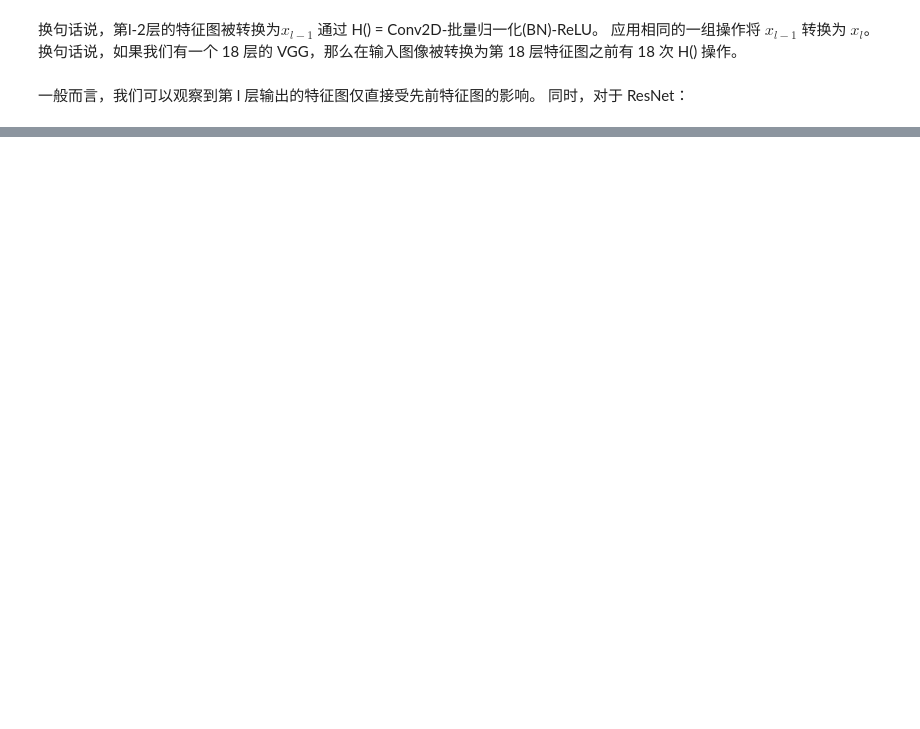
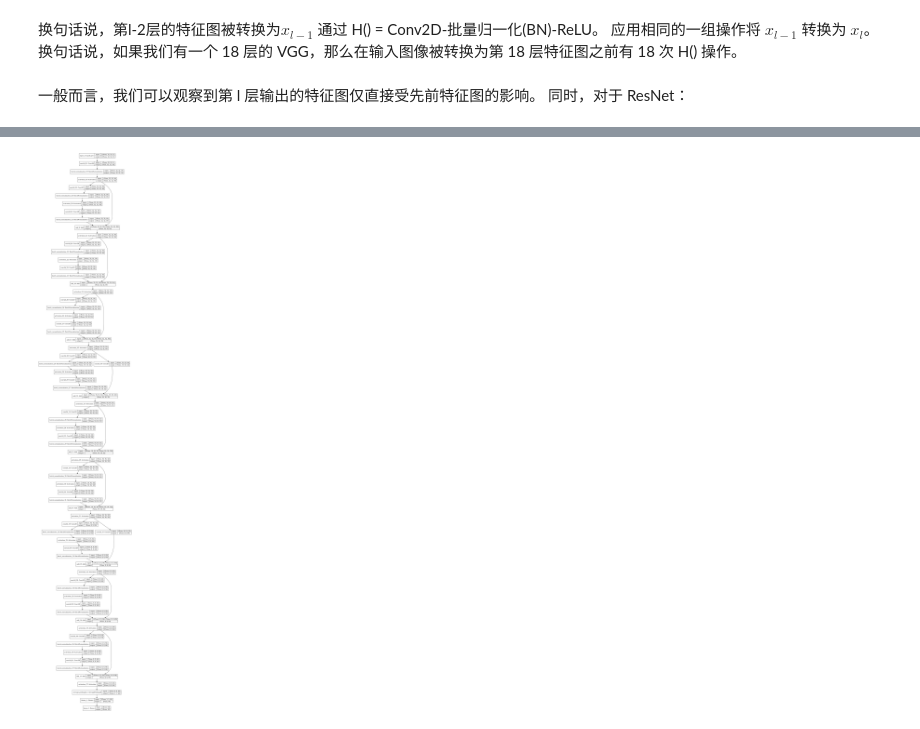
Before and after one commit to ustchope/Advanced-Deep-Learning-with-Keras, a Jupyter notebook: ch2.ipynb, the cells around one changed output, grey strips where cells are left out. Drawn from its saved outputs; the diff is of its cells as text; code cells hidden in the pictures; blank space fills up the shorter version.

```diff
--- a/ch2.ipynb
+++ b/ch2.ipynb
@@ -423,0 +450,4 @@ time: 607 ms (started: 2021-08-11 11:36:51 +08:00)
+# %%
+from tensorflow.keras.datasets import cifar10
+
+(x_train, y_train), (x_test, y_test) = cifar10.load_data()
@@ -423,0 +478,15 @@ time: 607 ms (started: 2021-08-11 11:36:51 +08:00)
+# %%
+n = 3
+# model version
+# orig paper: version = 1 (ResNet v1),
+# improved ResNet: version = 2 (ResNet v2)
+version = 1
+# computed depth from supplied model parameter n
+if version == 1:
+    depth = n * 6 + 2
+elif version == 2:
+    depth = n * 9 + 2
+if version == 2:
+    model = resnet_v2(input_shape=input_shape, depth=depth)
+else:
+    model = resnet_v1(input_shape=input_shape, depth=depth)
@@ -423,0 +869,7 @@ time: 607 ms (started: 2021-08-11 11:36:51 +08:00)
+# %%
+# enable this if pydot can be installed
+# pip install pydot
+plot_model(model, show_shapes=True)
+#print(model_type)
+# %% [output]
+[figure, added]
```
Also changed, not shown: parts of 75 cells of this notebook, 1 other file.
